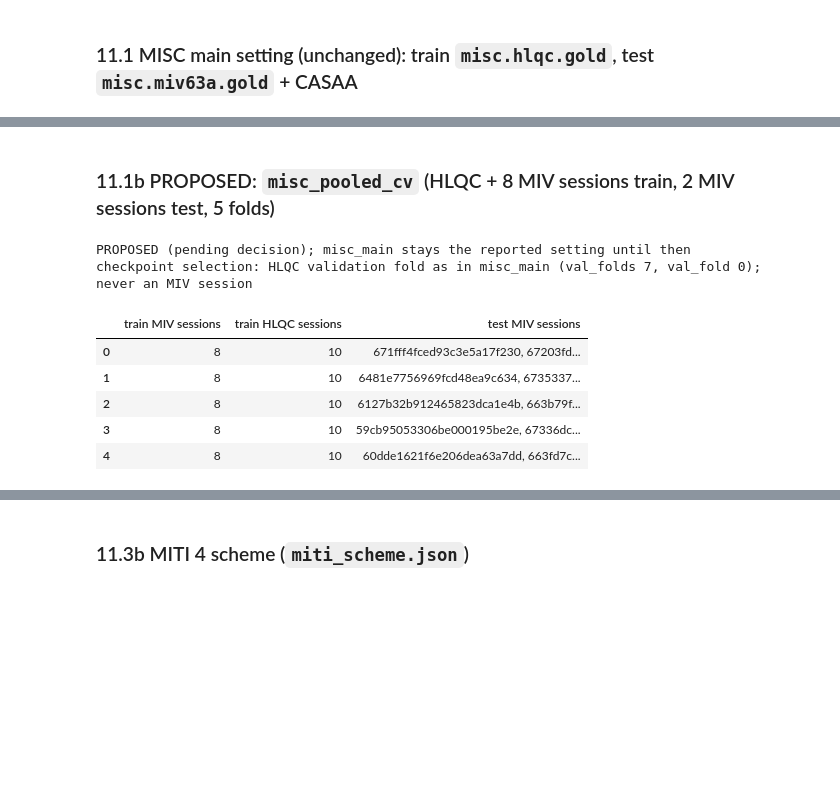
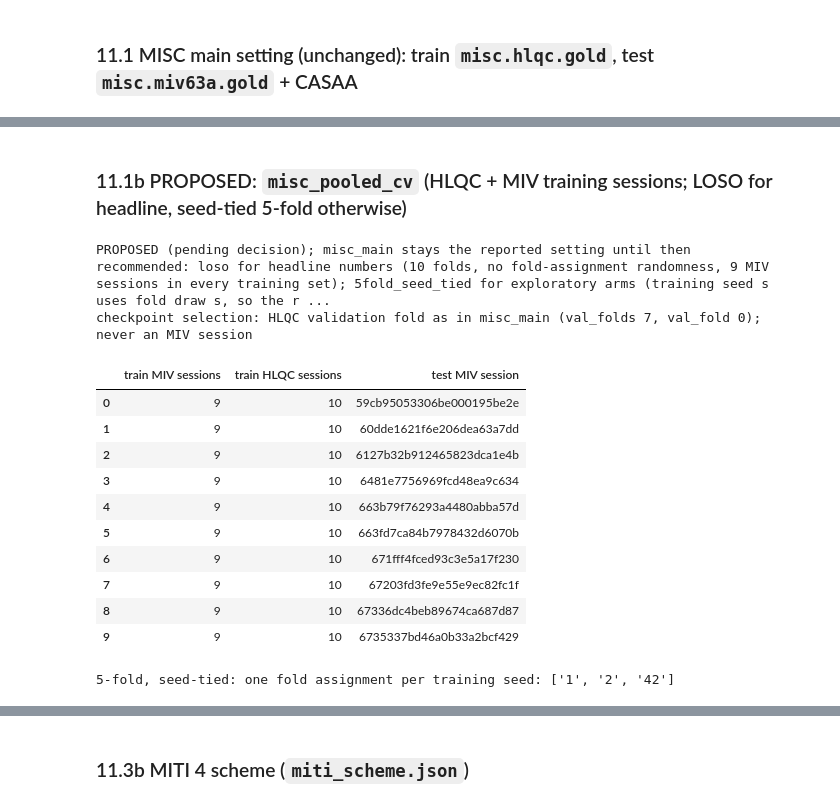
Before and after one commit to Zme874amy/Behavioral-Coding, a Jupyter notebook: notebooks/datasets_eda.ipynb, the cells around one changed output, grey strips where cells are left out. Saved outputs shown, nothing was run; the diff lists cells and outputs as text; code cells hidden in the pictures; blank space fills up the shorter version.

```diff
--- a/notebooks/datasets_eda.ipynb
+++ b/notebooks/datasets_eda.ipynb
@@ -1274,18 +1331,27 @@ exclude annomi.gold (when used as transfer test of HLQC-gold-trained models) ->
 exclude miti.casaa.gold -> ['casaa_emmys-first-encounter', 'casaa_rounder-miti-4']
 # %% [markdown]
-### 11.1b PROPOSED: `misc_pooled_cv` (HLQC + 8 MIV sessions train, 2 MIV sessions test, 5 folds)
+### 11.1b PROPOSED: `misc_pooled_cv` (HLQC + MIV training sessions; LOSO for headline, seed-tied 5-fold otherwise)
 # %%
 pc = json.load(open('data/splits/misc_pooled_cv.json'))
-print(pc['status']); print('checkpoint selection:', pc['checkpoint_selection'])
-pd.DataFrame({k: {'train MIV sessions': len(v['train']['misc.miv63a.gold']), 'train HLQC sessions': len(v['train']['misc.hlqc.gold']),
-                  'test MIV sessions': ', '.join(v['test']['misc.miv63a.gold'])} for k, v in pc['folds'].items()}).T
+print(pc['status']); print('recommended:', pc['recommended_design']); print('checkpoint selection:', pc['checkpoint_selection'])
+lo = pc['designs']['loso']
+display(pd.DataFrame({k: {'train MIV sessions': len(v['train']['misc.miv63a.gold']), 'train HLQC sessions': len(v['train']['misc.hlqc.gold']),
+                          'test MIV session': ', '.join(v['test']['misc.miv63a.gold'])} for k, v in lo.items()}).T)
+print('5-fold, seed-tied: one fold assignment per training seed:', list(pc['designs']['5fold_seed_tied']))
 # %% [output]
 PROPOSED (pending decision); misc_main stays the reported setting until then
+recommended: loso for headline numbers (10 folds, no fold-assignment randomness, 9 MIV sessions in every training set); 5fold_seed_tied for exploratory arms (training seed s uses fold draw s, so the r ...
 checkpoint selection: HLQC validation fold as in misc_main (val_folds 7, val_fold 0); never an MIV session
-|  | train MIV sessions | train HLQC sessions | test MIV sessions |
-| 0 | 8 | 10 | 671fff4fced93c3e5a17f230, 67203fd... |
-| 1 | 8 | 10 | 6481e7756969fcd48ea9c634, 6735337... |
-| 2 | 8 | 10 | 6127b32b912465823dca1e4b, 663b79f... |
-| 3 | 8 | 10 | 59cb95053306be000195be2e, 67336dc... |
-| 4 | 8 | 10 | 60dde1621f6e206dea63a7dd, 663fd7c... |
+|  | train MIV sessions | train HLQC sessions | test MIV session |
+| 0 | 9 | 10 | 59cb95053306be000195be2e |
+| 1 | 9 | 10 | 60dde1621f6e206dea63a7dd |
+| 2 | 9 | 10 | 6127b32b912465823dca1e4b |
+| 3 | 9 | 10 | 6481e7756969fcd48ea9c634 |
+| 4 | 9 | 10 | 663b79f76293a4480abba57d |
+| 5 | 9 | 10 | 663fd7ca84b7978432d6070b |
+| 6 | 9 | 10 | 671fff4fced93c3e5a17f230 |
+| 7 | 9 | 10 | 67203fd3fe9e55e9ec82fc1f |
+| 8 | 9 | 10 | 67336dc4beb89674ca687d87 |
+| 9 | 9 | 10 | 6735337bd46a0b33a2bcf429 |
+5-fold, seed-tied: one fold assignment per training seed: ['1', '2', '42']
 # %% [markdown]
```
Also changed, not shown: parts of 11 cells of this notebook, 10 other files.
